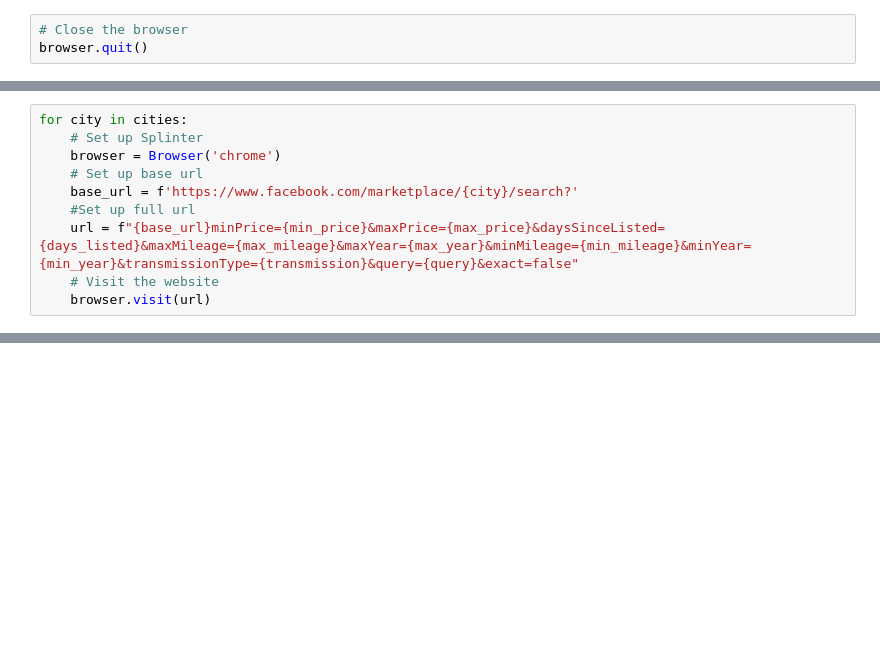
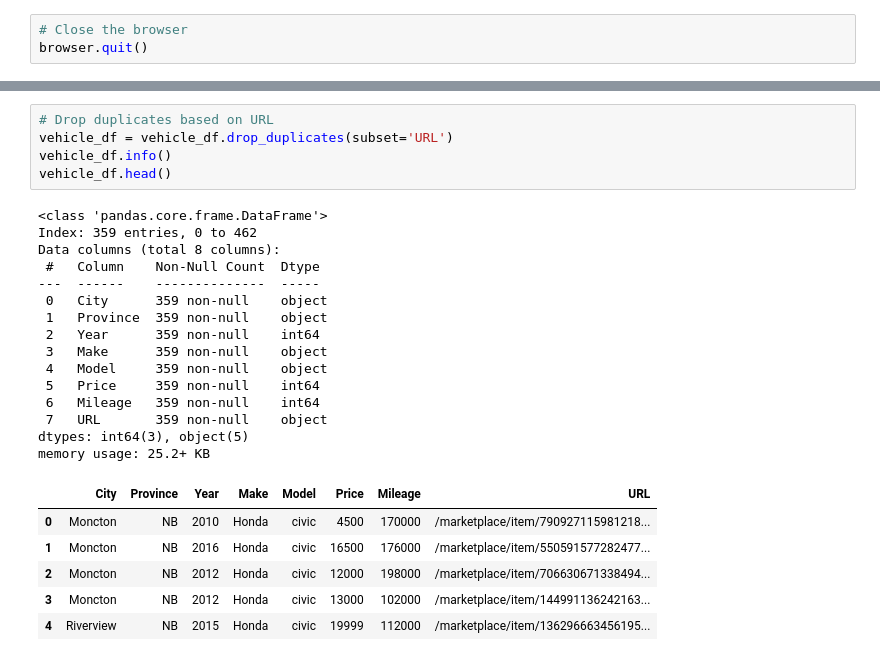
Before and after one commit to pietrostolf/facebook-marketplace-scraping, a Jupyter notebook: Marketplace_Scraper_2.ipynb, the cells around one changed output, grey strips where cells are left out. Drawn from its saved outputs; the diff is of its cells as text; blank space fills up the shorter version.

```diff
--- a/Marketplace_Scraper_2.ipynb
+++ b/Marketplace_Scraper_2.ipynb
@@ -95,10 +118,0 @@ AttributeError: 'WebDriver' object has no attribute 'find_element'
-# %%
-for city in cities:
-    # Set up Splinter
-    browser = Browser('chrome')
-    # Set up base url
-    base_url = f'https://www.facebook.com/marketplace/{city}/search?'
-    #Set up full url
-    url = f"{base_url}minPrice={min_price}&maxPrice={max_price}&daysSinceListed={days_listed}&maxMileage={max_mileage}&maxYear={max_year}&minMileage={min_mileage}&minYear={min_year}&transmissionType={transmission}&query={query}&exact=false"
-    # Visit the website
-    browser.visit(url)
@@ -124,0 +255,27 @@ IndexError: list assignment index out of range
+# %%
+# Drop duplicates based on URL
+vehicle_df = vehicle_df.drop_duplicates(subset='URL')
+vehicle_df.info()
+vehicle_df.head()
+# %% [output]
+<class 'pandas.core.frame.DataFrame'>
+Index: 359 entries, 0 to 462
+Data columns (total 8 columns):
+ #   Column    Non-Null Count  Dtype
+---  ------    --------------  -----
+ 0   City      359 non-null    object
+ 1   Province  359 non-null    object
+ 2   Year      359 non-null    int64
+ 3   Make      359 non-null    object
+ 4   Model     359 non-null    object
+ 5   Price     359 non-null    int64
+ 6   Mileage   359 non-null    int64
+ 7   URL       359 non-null    object
+dtypes: int64(3), object(5)
+memory usage: 25.2+ KB
+|  | City | Province | Year | Make | Model | Price | Mileage | URL |
+| 0 | Moncton | NB | 2010 | Honda | civic | 4500 | 170000 | /marketplace/item/790927115981218... |
+| 1 | Moncton | NB | 2016 | Honda | civic | 16500 | 176000 | /marketplace/item/550591577282477... |
+| 2 | Moncton | NB | 2012 | Honda | civic | 12000 | 198000 | /marketplace/item/706630671338494... |
+| 3 | Moncton | NB | 2012 | Honda | civic | 13000 | 102000 | /marketplace/item/144991136242163... |
+| 4 | Riverview | NB | 2015 | Honda | civic | 19999 | 112000 | /marketplace/item/136296663456195... |
```
Also changed, not shown: parts of 16 cells of this notebook, 2 other files.
